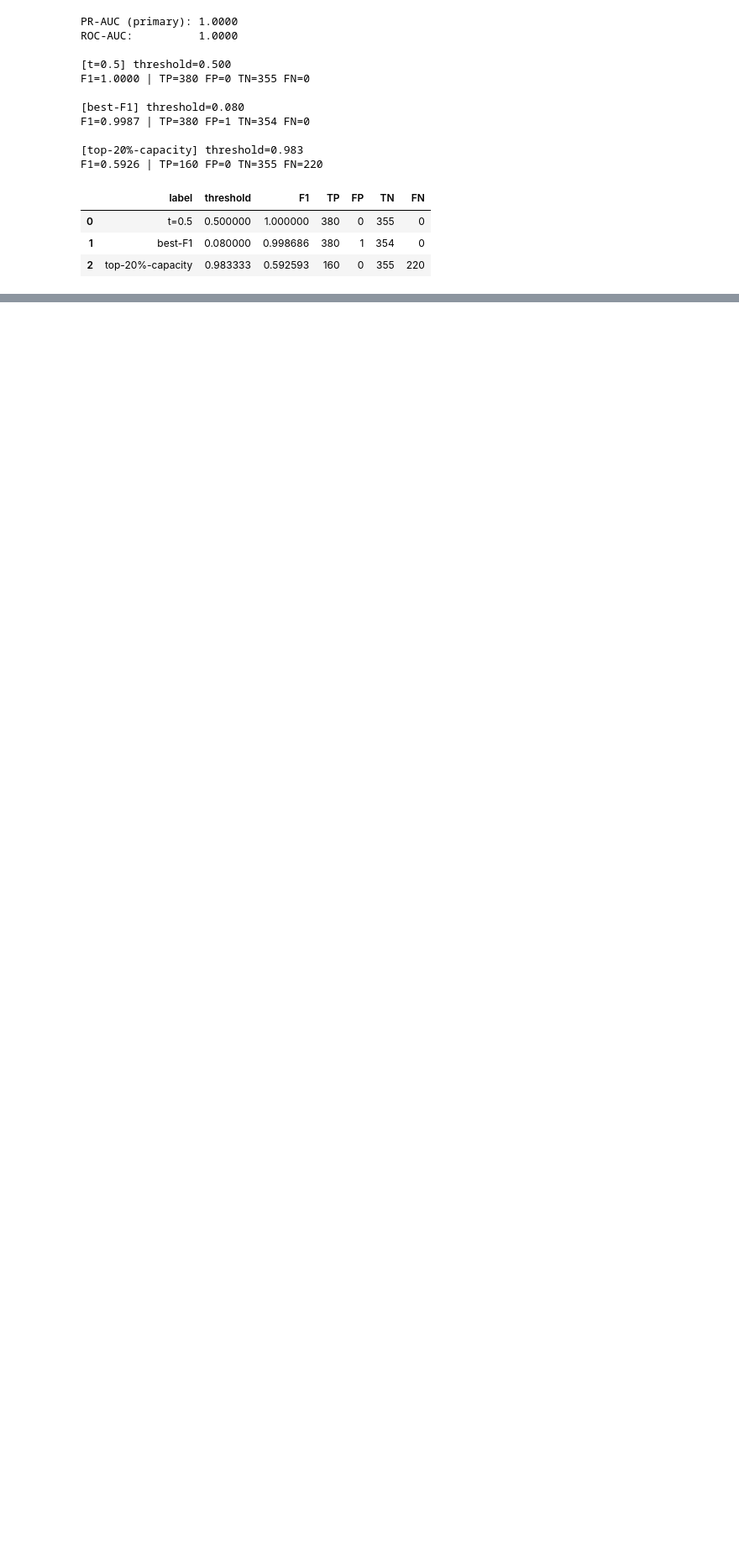
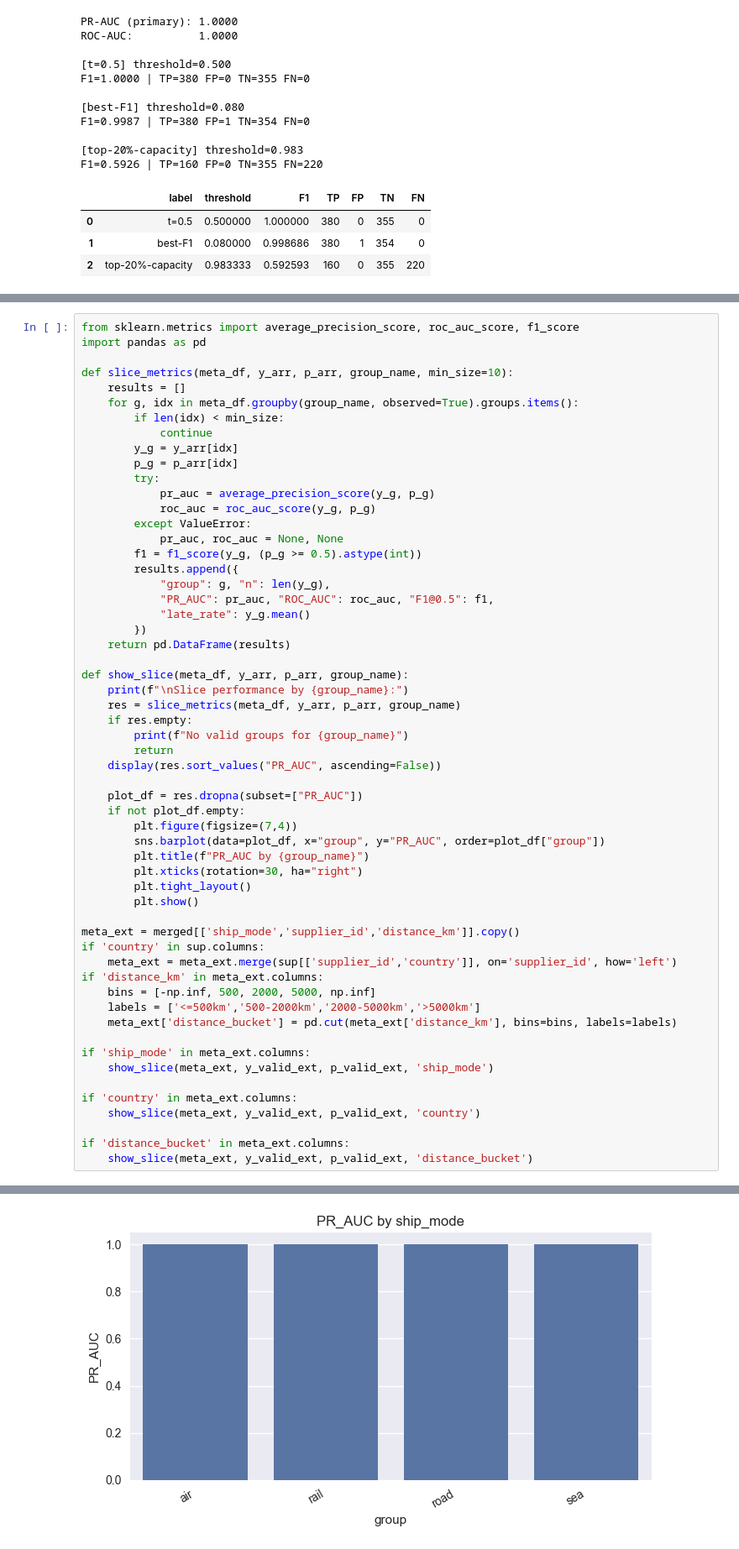
Before and after one commit to Karim-shamel/ds_takehome_KarimMorsy, a Jupyter notebook: notebooks/Model_Anomaly.ipynb, the cells around one changed output, grey strips where cells are left out. Shown: that part at 84% size. Cells and saved outputs as stored; diff of their text form; blank space fills up the shorter version.

```diff
--- a/notebooks/Model_Anomaly.ipynb
+++ b/notebooks/Model_Anomaly.ipynb
@@ -460,0 +490,58 @@ F1=0.5926 | TP=160 FP=0 TN=355 FN=220
+# %%
+from sklearn.metrics import average_precision_score, roc_auc_score, f1_score
+import pandas as pd
+
+def slice_metrics(meta_df, y_arr, p_arr, group_name, min_size=10):
+    results = []
+    for g, idx in meta_df.groupby(group_name, observed=True).groups.items():
+        if len(idx) < min_size:
+            continue
+        y_g = y_arr[idx]
+        p_g = p_arr[idx]
+        try:
+            pr_auc = average_precision_score(y_g, p_g)
+            roc_auc = roc_auc_score(y_g, p_g)
+        except ValueError:
+            pr_auc, roc_auc = None, None
+        f1 = f1_score(y_g, (p_g >= 0.5).astype(int))
+        results.append({
+            "group": g, "n": len(y_g),
+            "PR_AUC": pr_auc, "ROC_AUC": roc_auc, "F1@0.5": f1,
+            "late_rate": y_g.mean()
+        })
+    return pd.DataFrame(results)
+
+def show_slice(meta_df, y_arr, p_arr, group_name):
+    print(f"\nSlice performance by {group_name}:")
+    res = slice_metrics(meta_df, y_arr, p_arr, group_name)
+    if res.empty:
+        print(f"No valid groups for {group_name}")
+        return
+    display(res.sort_values("PR_AUC", ascending=False))
+
+    plot_df = res.dropna(subset=["PR_AUC"])
+    if not plot_df.empty:
+        plt.figure(figsize=(7,4))
+        sns.barplot(data=plot_df, x="group", y="PR_AUC", order=plot_df["group"])
+        plt.title(f"PR_AUC by {group_name}")
+        plt.xticks(rotation=30, ha="right")
+        plt.tight_layout()
+        plt.show()
+
+meta_ext = merged[['ship_mode','supplier_id','distance_km']].copy()
+if 'country' in sup.columns:
+    meta_ext = meta_ext.merge(sup[['supplier_id','country']], on='supplier_id', how='left')
+if 'distance_km' in meta_ext.columns:
+    bins = [-np.inf, 500, 2000, 5000, np.inf]
+    labels = ['<=500km','500-2000km','2000-5000km','>5000km']
+    meta_ext['distance_bucket'] = pd.cut(meta_ext['distance_km'], bins=bins, labels=labels)
+
+if 'ship_mode' in meta_ext.columns:
+    show_slice(meta_ext, y_valid_ext, p_valid_ext, 'ship_mode')
+
+if 'country' in meta_ext.columns:
+    show_slice(meta_ext, y_valid_ext, p_valid_ext, 'country')
+
+if 'distance_bucket' in meta_ext.columns:
+    show_slice(meta_ext, y_valid_ext, p_valid_ext, 'distance_bucket')
+# %% [output]
@@ -460,0 +554 @@ F1=0.5926 | TP=160 FP=0 TN=355 FN=220
+[figure, added]
```
Also changed, not shown: parts of 2 cells of this notebook.
